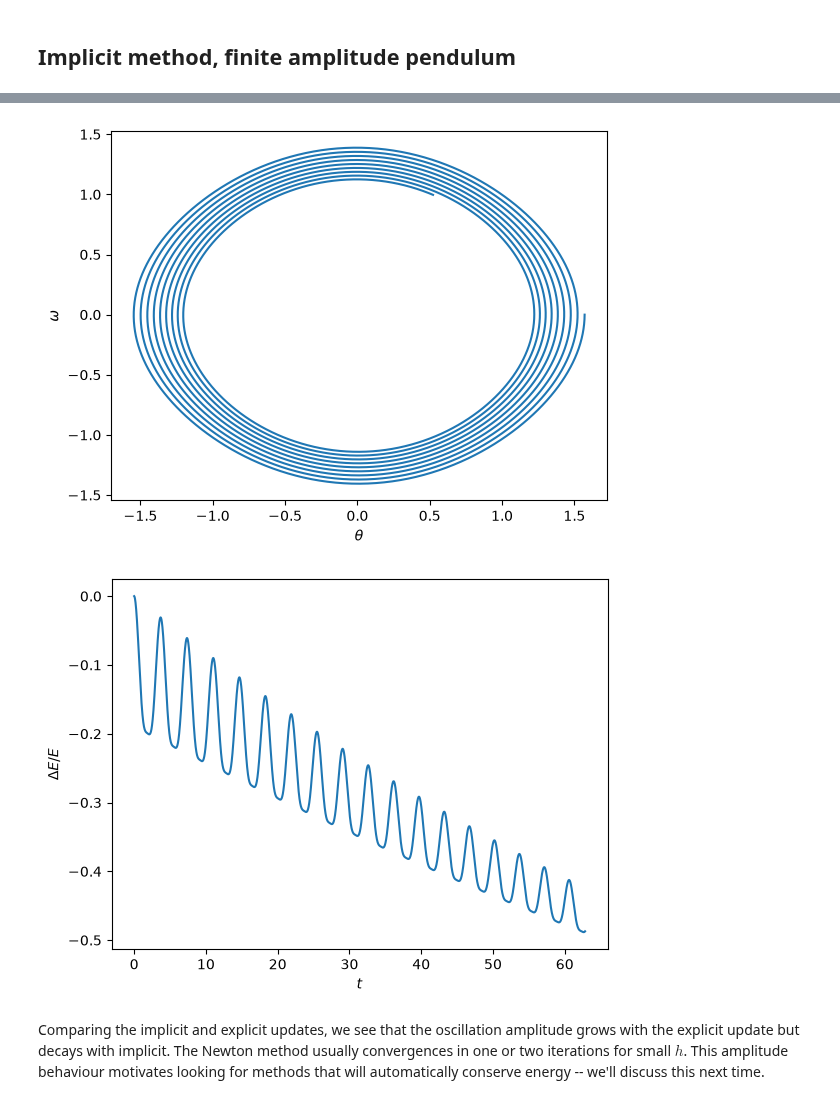
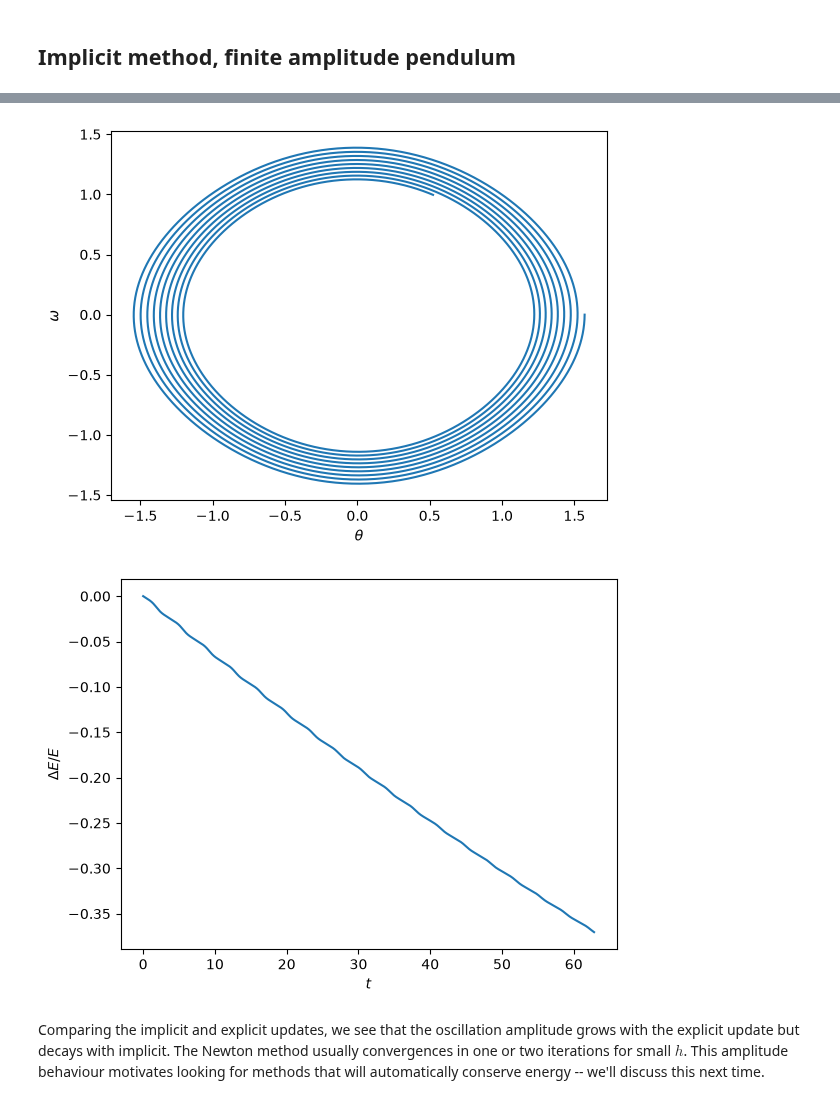
Before and after one commit to andrewcumming/phys512, a Jupyter notebook: solutions_ivp.ipynb, the cells around one changed output, grey strips where cells are left out. Cells and saved outputs as stored; diff of their text form; code cells hidden in the pictures.

Commit message:
Energy fix for nonlinear pendulum in solutions_ivp

```diff
--- a/solutions_ivp.ipynb
+++ b/solutions_ivp.ipynb
@@ -237,35 +237,39 @@ for n in range(nsteps):
     theta[n+1] = x[0]
     omega[n+1] = x[1]
 
     # Explicit
     # (uncomment to use the explicit update instead of the implicit one)
     #theta[n+1] = theta[n] + h*omega[n]
     #omega[n+1] = omega[n] - h*np.sin(theta[n])
 
 # Plot
 t = np.linspace(0, t_end, nsteps+1)
 
 plt.plot(t, theta)
 plt.xlabel(r'$t$')
 plt.ylabel(r'$\theta$')
 plt.show()
 
 plt.figure()
 plt.plot(theta,omega)
 plt.ylabel(r'$\omega$')
 plt.xlabel(r'$\theta$')
 plt.show()
 
 plt.figure()
-E = theta**2 + omega**2
+# Bug fix Oct 13: previous version used the small angle approx
+# for the energy
+#E = theta**2 + omega**2
+# Large angle version
+E = 0.5*omega**2 + 1-np.cos(theta)
 plt.plot(t, (E-E[0])/E[0])
 plt.ylabel(r'$\Delta E/E$')
 plt.xlabel(r'$t$')
 plt.show()
 # %% [output]
 [figure]
 [figure]
-[figure, old version]
+[figure, new version]
 # %% [markdown]
 Comparing the implicit and explicit updates, we see that the oscillation amplitude grows with the explicit update but decays with implicit. The Newton method usually convergences in one or two iterations for small $h$. This amplitude behaviour motivates looking for methods that will automatically conserve energy -- we'll discuss this next time.
 # %% [markdown]
```
Also changed, not shown: parts of 1 cell of this notebook.
